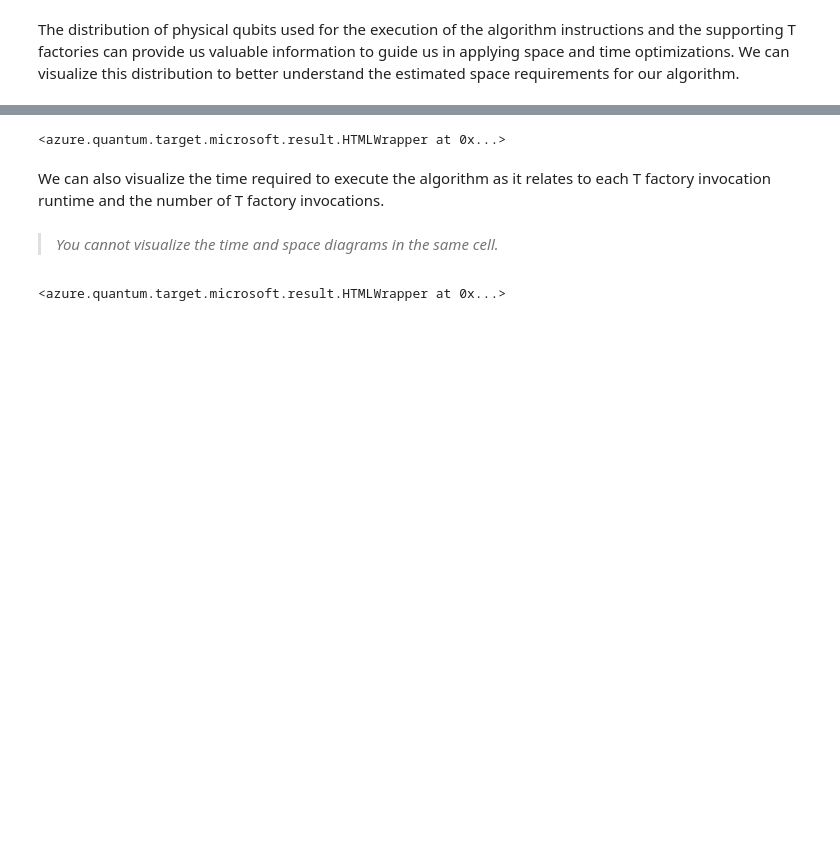
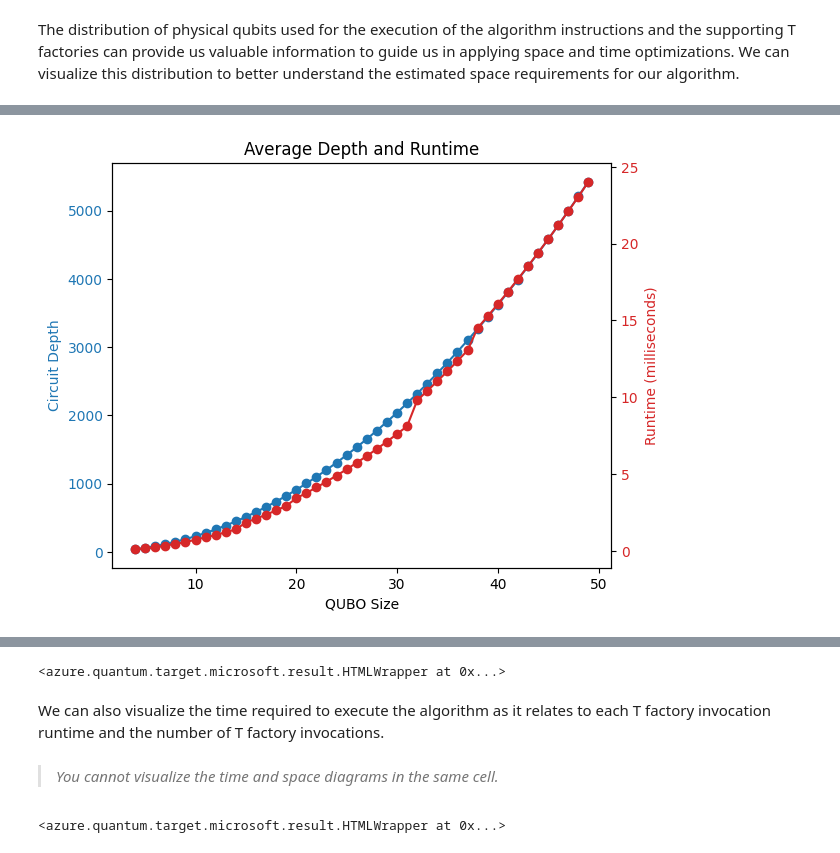
Before and after one commit to unitaryfund/aquapointer, a Jupyter notebook: notebooks/estimation-qiskit.ipynb, the cells around one changed output, grey strips where cells are left out. Saved outputs shown, nothing was run; the diff lists cells and outputs as text; code cells hidden in the pictures; blank space fills up the shorter version.

```diff
--- a/notebooks/estimation-qiskit.ipynb
+++ b/notebooks/estimation-qiskit.ipynb
@@ -17,18 +17,3 @@ from qiskit import QuantumCircuit, transpile
 from qiskit.circuit.library import RGQFTMultiplier
 import numpy as np
 from aquapointer.digital.ansatz import QAOA_ansatz
-# %%
-qubo = np.array([[-0.01074377,  0.04727714,  0.04727714,  0.04727714],
-        [ 0.04727714, -0.00892812,  0.03218907,  0.04727714],
-        [ 0.04727714,  0.03218907, -0.00865155,  0.04727714],
-        [ 0.04727714,  0.04727714,  0.04727714, -0.00969204]])
-qaoa_ansatz = QAOA_ansatz(qubo=qubo)
-
-beta  = [0.7977]#, 0.7905, 0.5657]#, 0.4189]#, 0.3575, 0.3279, 0.2785, 0.1911, 0.1384, 0.0885]
-gamma = [0.0765]#, 0.1634, 0.3662]#, 0.5890]#, 0.7046, 0.7594, 0.8345, 0.9352, 0.9529, 0.9976]
-params = np.array(beta+gamma)
-
-qaoa_ansatz.assign_parameters(parameters=params, inplace=True)
-
-# qaoa_ansatz.draw("mpl", style="default")
-qaoa_ansatz.parameters
@@ -110,3 +178,5 @@ circ = create_algorithm(bitwidth, backend)
+# %%
+circ = create_algorithm(qubo2, backend)
 # %% [markdown]
 Let's now estimate the physical resources for this circuit using the default assumptions. We can submit the circuit to the Resource Estimation backend using its `run` method.
 # %%
@@ -140,0 +314,24 @@ The distribution of physical qubits used for the execution of the algorithm inst
+# %%
+# Plotting the data
+fig, ax1 = plt.subplots()
+
+color = 'tab:blue'
+ax1.set_xlabel('QUBO Size')
+ax1.set_ylabel('Circuit Depth', color=color)
+ax1.errorbar(sizes, mean_depths, yerr=std_depths, fmt='-o', color=color, label='Depth')
+ax1.tick_params(axis='y', labelcolor=color)
+
+ax2 = ax1.twinx()
+color = 'tab:red'
+ax2.set_ylabel('Runtime (milliseconds)', color=color)
+ax2.errorbar(sizes, mean_runtimes, yerr=std_runtimes, fmt='-o', color=color, label='Runtime')
+ax2.tick_params(axis='y', labelcolor=color)
+
+# ax1.set_yscale('log')
+# ax2.set_yscale('log')
+
+fig.tight_layout()
+plt.title('Average Depth and Runtime')
+plt.show()
+# %% [output]
+[figure, added]
```
Also changed, not shown: parts of 19 cells of this notebook.
